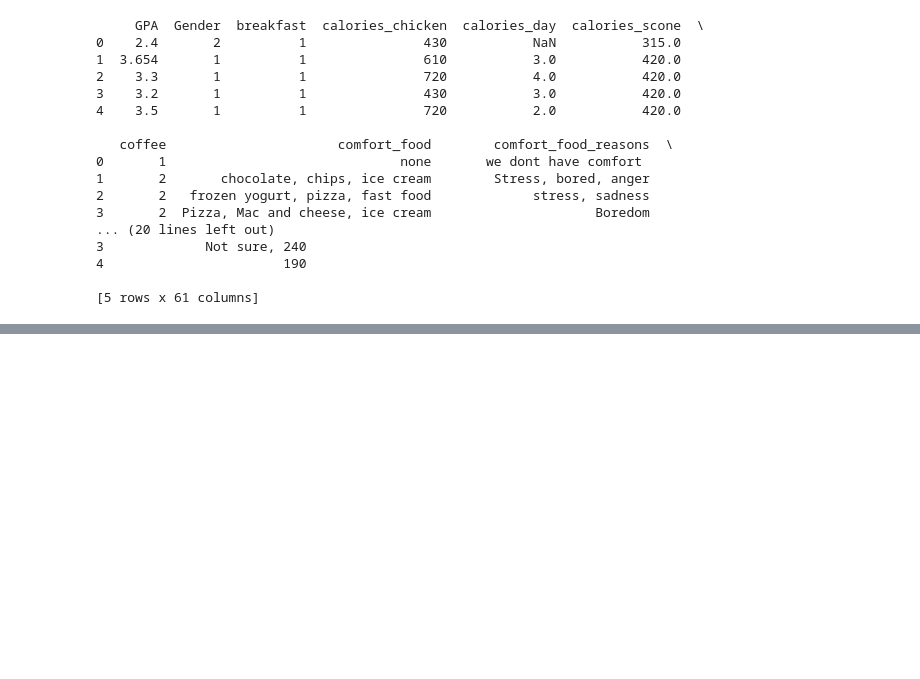
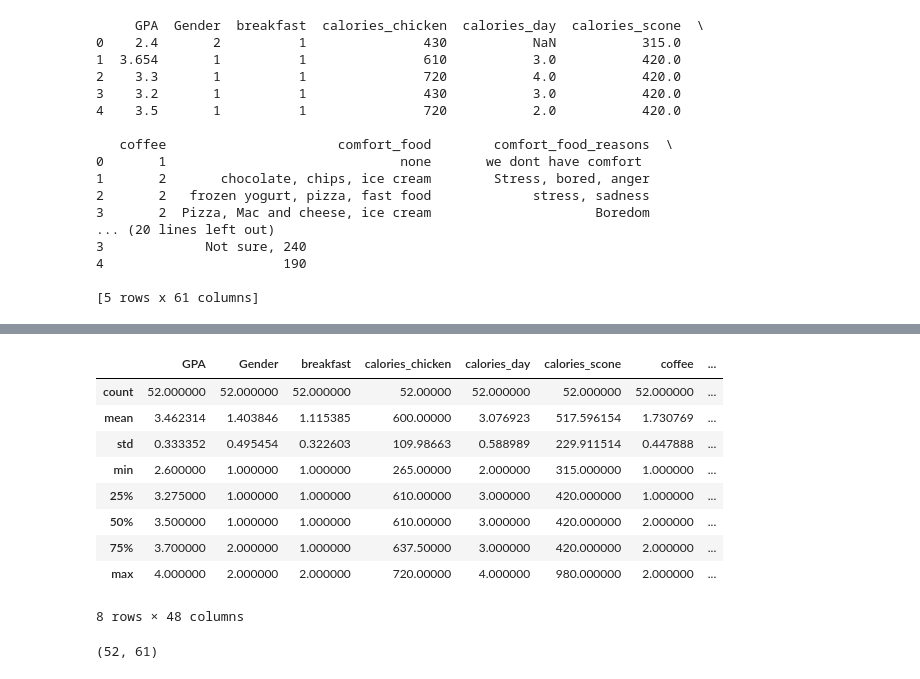
Before and after one commit to Jeevaganps/data-cleaning, a Jupyter notebook: sns.ipynb, the cells around one changed output, grey strips where cells are left out. Drawn from its saved outputs; the diff is of its cells as text; code cells hidden in the pictures; blank space fills up the shorter version.

```diff
--- a/sns.ipynb
+++ b/sns.ipynb
@@ -23,0 +85,17 @@ print(data.head())
+# %%
+df.describe()
+# %% [output]
+|  | GPA | Gender | breakfast | calories_chicken | calories_day | calories_scone | coffee | ... |
+| count | 52.000000 | 52.000000 | 52.000000 | 52.00000 | 52.000000 | 52.000000 | 52.000000 | ... |
+| mean | 3.462314 | 1.403846 | 1.115385 | 600.00000 | 3.076923 | 517.596154 | 1.730769 | ... |
+| std | 0.333352 | 0.495454 | 0.322603 | 109.98663 | 0.588989 | 229.911514 | 0.447888 | ... |
+| min | 2.600000 | 1.000000 | 1.000000 | 265.00000 | 2.000000 | 315.000000 | 1.000000 | ... |
+| 25% | 3.275000 | 1.000000 | 1.000000 | 610.00000 | 3.000000 | 420.000000 | 1.000000 | ... |
+| 50% | 3.500000 | 1.000000 | 1.000000 | 610.00000 | 3.000000 | 420.000000 | 2.000000 | ... |
+| 75% | 3.700000 | 2.000000 | 1.000000 | 637.50000 | 3.000000 | 420.000000 | 2.000000 | ... |
+| max | 4.000000 | 2.000000 | 2.000000 | 720.00000 | 4.000000 | 980.000000 | 2.000000 | ... |
+8 rows × 48 columns
+# %%
+df.shape
+# %% [output]
+(52, 61)
```
Also changed, not shown: parts of 16 cells of this notebook, 1 other file.
